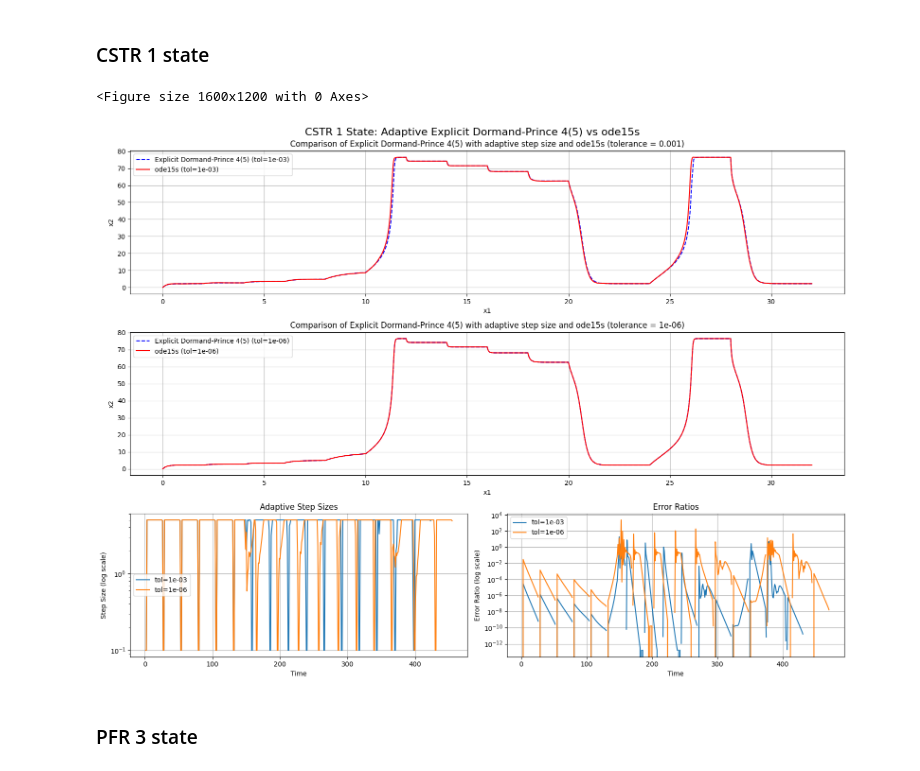
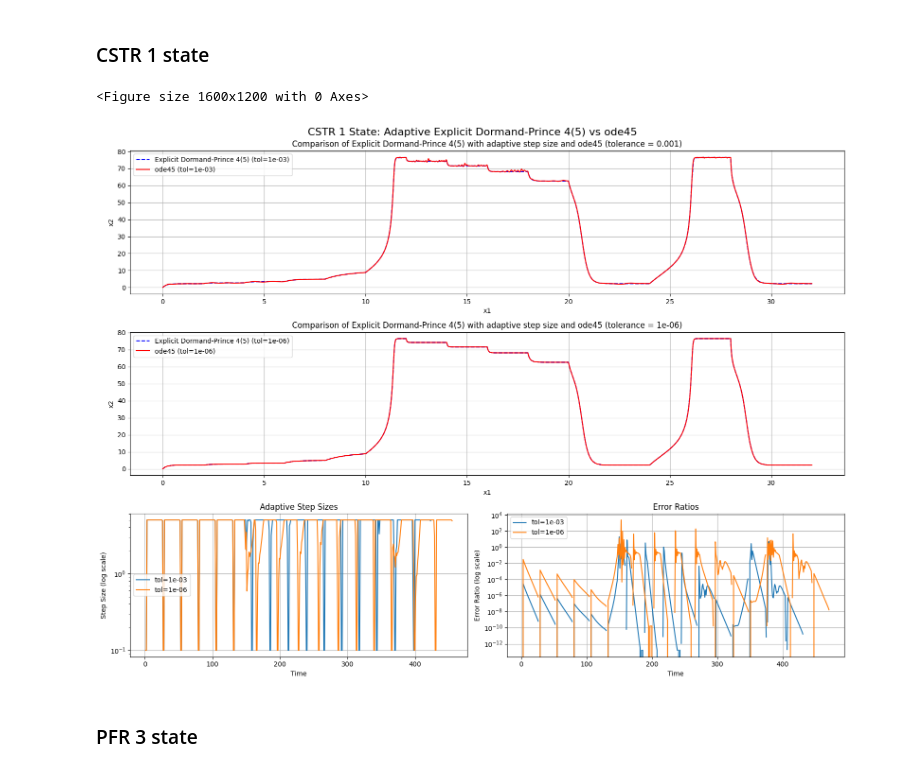
Before and after one commit to EuanCortes/02686-Project, a Jupyter notebook: 06_DormandPrince.ipynb, the cells around one changed output. Drawn from its saved outputs; the diff is of its cells as text; code cells hidden in the pictures.

Commit message:
explicit solver results

```diff
--- a/06_DormandPrince.ipynb
+++ b/06_DormandPrince.ipynb
@@ -61,10 +61,10 @@ pp_dopri_adaptive = compare_solvers(prey_predator_model, t_span, x0, params=(a,
 ### CSTR 1 state
 # %%
 t_span = (0, 120)
-cstr_dopri_adaptive = compare_solvers_cstr(CSTR_1state_model, t_span, model_name="CSTR 1 State", reference_solver_name = "ode15s", adaptive_steps= True, explicit=True, dopri=True, steptype = "adaptive", reference_solver="BDF")
+cstr_dopri_adaptive = compare_solvers_cstr(CSTR_1state_model, t_span, model_name="CSTR 1 State", adaptive_steps= True, explicit=True, dopri=True, steptype = "adaptive")
 # %% [output]
 <Figure size 1600x1200 with 0 Axes>
-[figure, old version]
+[figure, new version]
 # %% [markdown]
 ### PFR 3 state
 # %%
```
Also changed, not shown: parts of 3 cells of this notebook, 7 other files.
